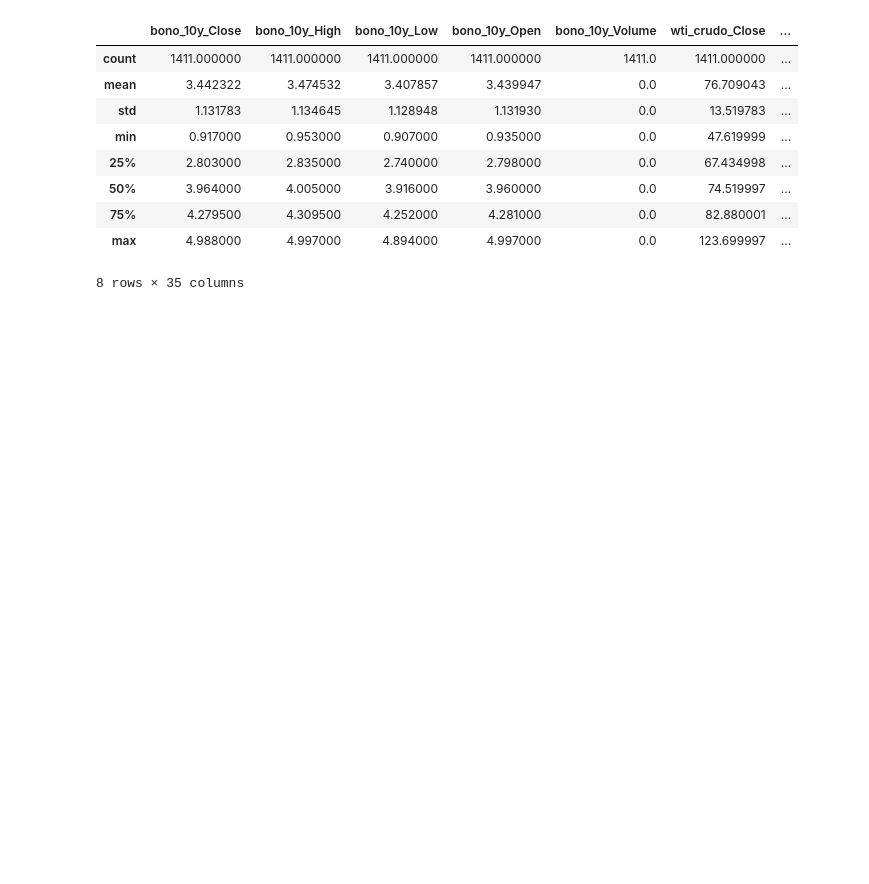
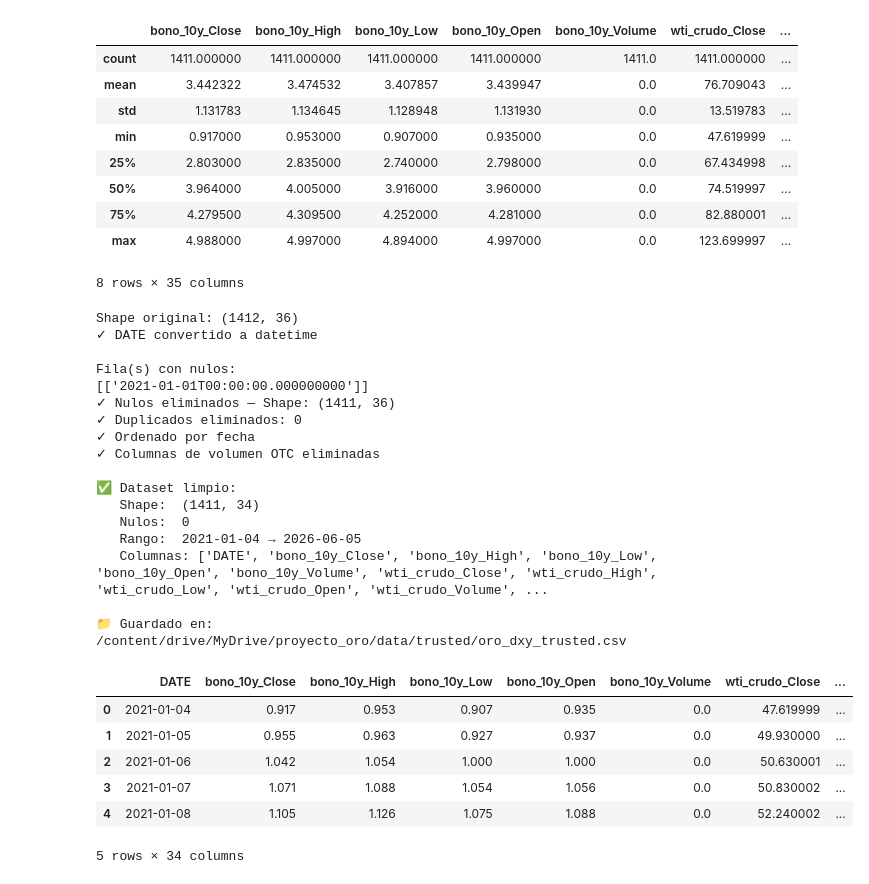
Before and after one commit to michaelsteven1299/proyecto_michael-, a Jupyter notebook: src/02_limpieza.ipynb, the cells around one changed output. Saved outputs shown, nothing was run; the diff lists cells and outputs as text; code cells hidden in the pictures; blank space fills up the shorter version.

```diff
--- a/src/02_limpieza.ipynb
+++ b/src/02_limpieza.ipynb
@@ -69,3 +69,82 @@ dtype: object
 | 75% | 4.279500 | 4.309500 | 4.252000 | 4.281000 | 0.0 | 82.880001 | ... |
 | max | 4.988000 | 4.997000 | 4.894000 | 4.997000 | 0.0 | 123.699997 | ... |
 8 rows × 35 columns
+# %%
+# ============================================================
+# CUADERNO LIMPIEZA — Zona Trusted
+# ============================================================
+import pandas as pd
+import os
+
+LANDING_PATH = "/content/drive/MyDrive/proyecto_oro/data/landing/"
+TRUSTED_PATH = "/content/drive/MyDrive/proyecto_oro/data/trusted/"
+os.makedirs(TRUSTED_PATH, exist_ok=True)
+
+df = pd.read_csv(LANDING_PATH + "consolidado_oro_dxy.csv")
+print(f"Shape original: {df.shape}")
+
+# --- 1. DATE a formato datetime ---
+df['DATE'] = pd.to_datetime(df['DATE'])
+print("✓ DATE convertido a datetime")
+
+# --- 2. Ver qué fila tiene nulos ---
+fila_nula = df[df.isnull().any(axis=1)]
+print(f"\nFila(s) con nulos:\n{fila_nula[['DATE']].values}")
+
+# --- 3. Eliminar filas con nulos (es solo 1) ---
+df = df.dropna()
+print(f"✓ Nulos eliminados — Shape: {df.shape}")
+
+# --- 4. Eliminar duplicados por fecha ---
+antes = len(df)
+df = df.drop_duplicates(subset='DATE')
+print(f"✓ Duplicados eliminados: {antes - len(df)}")
+
+# --- 5. Ordenar por fecha ---
+df = df.sort_values('DATE').reset_index(drop=True)
+print(f"✓ Ordenado por fecha")
+
+# --- 6. Eliminar columnas Volume de activos que no las necesitan ---
+# EUR/USD y DXY no tienen volumen real (mercado OTC)
+cols_volumen_irrelevante = ['eur_usd_Volume', 'dxy_Volume']
+df = df.drop(columns=cols_volumen_irrelevante)
+print(f"✓ Columnas de volumen OTC eliminadas")
+
+# --- 7. Verificación final ---
+print(f"\n✅ Dataset limpio:")
+print(f"   Shape:  {df.shape}")
+print(f"   Nulos:  {df.isnull().sum().sum()}")
+print(f"   Rango:  {df['DATE'].min().date()} → {df['DATE'].max().date()}")
+print(f"   Columnas: {list(df.columns)}")
+
+# --- 8. Guardar en Trusted ---
+ruta_trusted = TRUSTED_PATH + "oro_dxy_trusted.csv"
+df.to_csv(ruta_trusted, index=False)
+print(f"\n📁 Guardado en: {ruta_trusted}")
+
+df.head()
+# %% [output]
+Shape original: (1412, 36)
+✓ DATE convertido a datetime
+
+Fila(s) con nulos:
+[['2021-01-01T00:00:00.000000000']]
+✓ Nulos eliminados — Shape: (1411, 36)
+✓ Duplicados eliminados: 0
+✓ Ordenado por fecha
+✓ Columnas de volumen OTC eliminadas
+
+✅ Dataset limpio:
+   Shape:  (1411, 34)
+   Nulos:  0
+   Rango:  2021-01-04 → 2026-06-05
+   Columnas: ['DATE', 'bono_10y_Close', 'bono_10y_High', 'bono_10y_Low', 'bono_10y_Open', 'bono_10y_Volume', 'wti_crudo_Close', 'wti_crudo_High', 'wti_crudo_Low', 'wti_crudo_Open', 'wti_crudo_Volume', ...
+
+📁 Guardado en: /content/drive/MyDrive/proyecto_oro/data/trusted/oro_dxy_trusted.csv
+|  | DATE | bono_10y_Close | bono_10y_High | bono_10y_Low | bono_10y_Open | bono_10y_Volume | wti_crudo_Close | ... |
+| 0 | 2021-01-04 | 0.917 | 0.953 | 0.907 | 0.935 | 0.0 | 47.619999 | ... |
+| 1 | 2021-01-05 | 0.955 | 0.963 | 0.927 | 0.937 | 0.0 | 49.930000 | ... |
+| 2 | 2021-01-06 | 1.042 | 1.054 | 1.000 | 1.000 | 0.0 | 50.630001 | ... |
+| 3 | 2021-01-07 | 1.071 | 1.088 | 1.054 | 1.056 | 0.0 | 50.830002 | ... |
+| 4 | 2021-01-08 | 1.105 | 1.126 | 1.075 | 1.088 | 0.0 | 52.240002 | ... |
+5 rows × 34 columns
```
